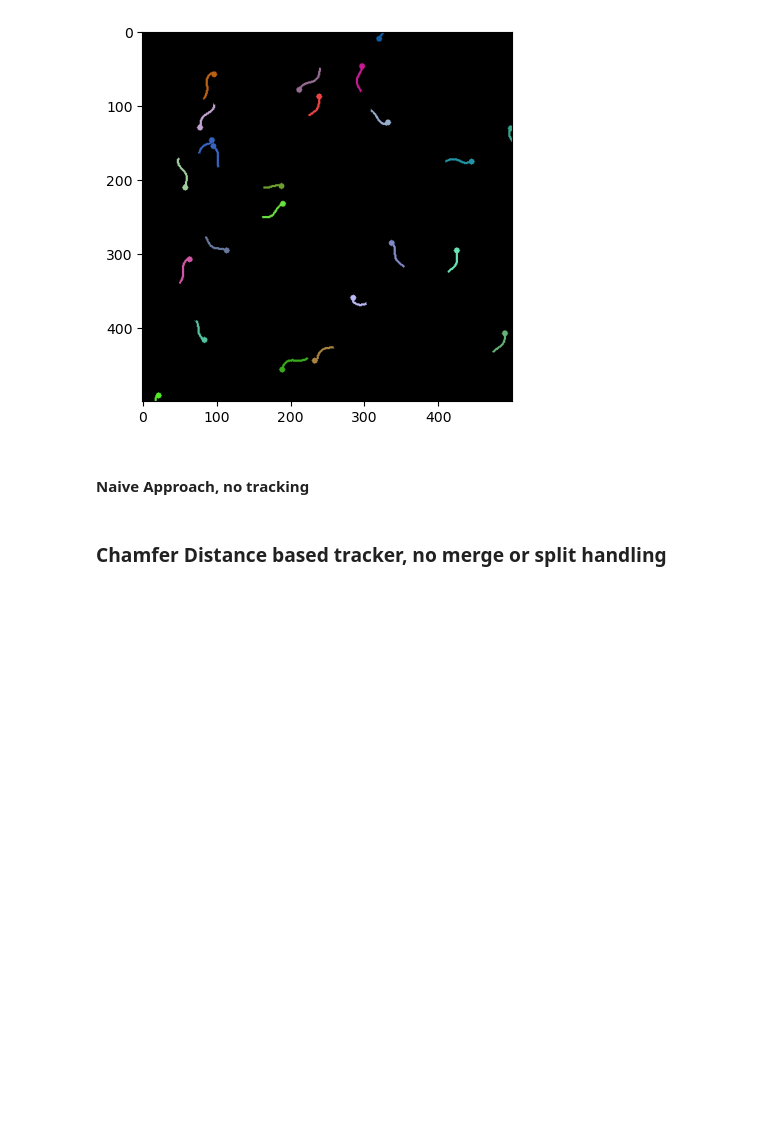
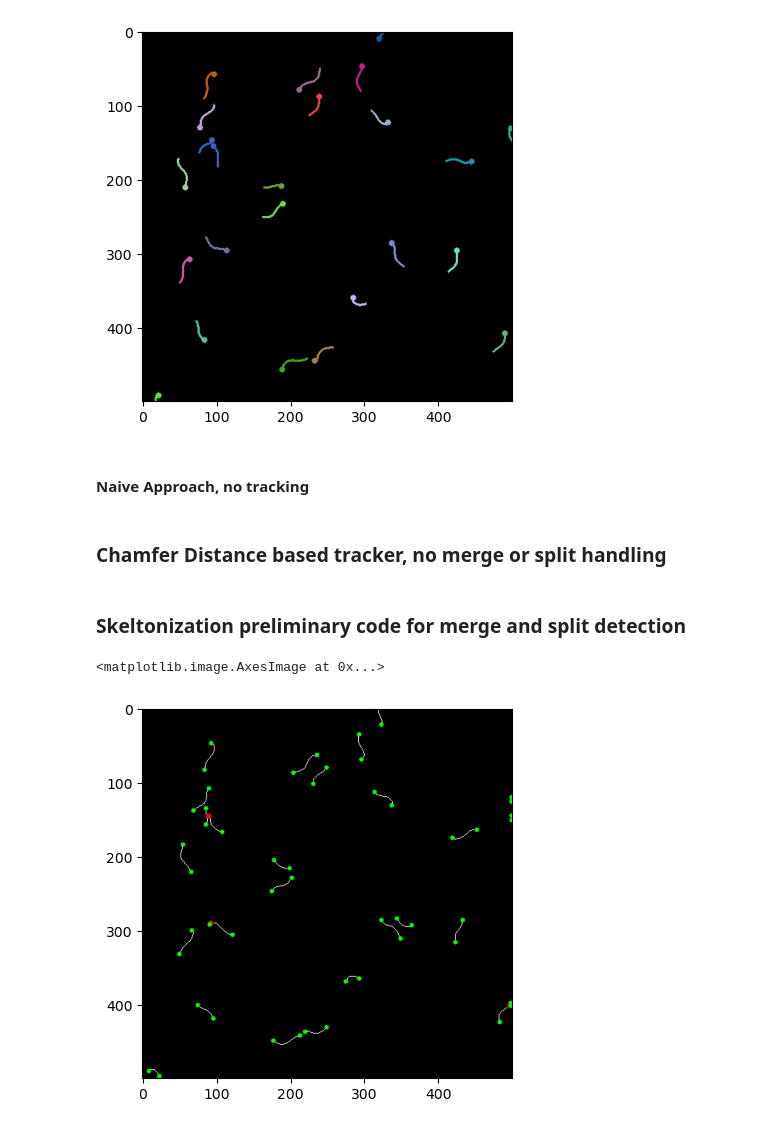
Before and after one commit to CAS-ReproLab/Sperm_Object_Tracking, a Jupyter notebook: UnifiedFramework/sandbox_segmentation_tracker.ipynb, the cells around one changed output. Cells and saved outputs as stored; diff of their text form; code cells hidden in the pictures; blank space fills up the shorter version.

Commit message:
Got preliminary skeletons working

```diff
--- a/UnifiedFramework/sandbox_segmentation_tracker.ipynb
+++ b/UnifiedFramework/sandbox_segmentation_tracker.ipynb
@@ -214,3 +214,51 @@ viewFrames(output)
 # %%
 # Save video if desired
 utils.saveVideo(output,"chamfer_tracker_seg.mp4",fps=15)
+# %% [markdown]
+### Skeltonization preliminary code for merge and split detection
+# %%
+from skimage.morphology import skeletonize, thin
+
+colors = utils.generateRandomColors(np.max(label_images[10]) + 1)
+
+# Example on one frame
+label_im = label_images[10]
+skeletons = np.zeros((label_im.shape[0], label_im.shape[1], 3), dtype=np.uint8)
+for label in np.unique(label_im):
+    if label == 0:
+        continue
+    mask = (label_im == label).astype(np.uint8)
+    skel = skeletonize(mask).astype(np.uint8)
+    skeletons[skel > 0 ] = colors[label]
+
+plt.imshow(skeletons)
+
+# Count junctions and endpoints
+from scipy.ndimage import convolve
+junctions = np.zeros(label_im.shape, dtype=np.uint8)
+endpoints = np.zeros(label_im.shape, dtype=np.uint8)
+kernel = np.array([[1, 1, 1],
+                   [1, 10, 1],
+                   [1, 1, 1]])
+for label in np.unique(label_im):
+    if label == 0:
+        continue
+    mask = (label_im == label).astype(np.uint8)
+    skel = skeletonize(mask).astype(np.uint8)
+    conv = convolve(skel, kernel, mode='constant', cval=0)
+    junctions[(conv >= 13) & (skel > 0)] = 255  # 3 or more neighbors
+    endpoints[(conv == 11) & (skel > 0)] = 255  # 1 neighbor
+
+# Draw junctions and endpoints using OpenCV
+import cv2
+canvas = np.zeros((label_im.shape[0], label_im.shape[1], 3), dtype=np.uint8)
+canvas[skeletons.sum(axis=2) > 0] = [255, 255, 255]
+for y, x in zip(*np.where(junctions > 0)):
+    cv2.circle(canvas, (x, y), 3, (255, 0, 0), -1)
+for y, x in zip(*np.where(endpoints > 0)):
+    cv2.circle(canvas, (x, y), 3, (0, 255, 0), -1)
+
+plt.imshow(canvas)
+# %% [output]
+<matplotlib.image.AxesImage at 0x...>
+[figure, added]
```
